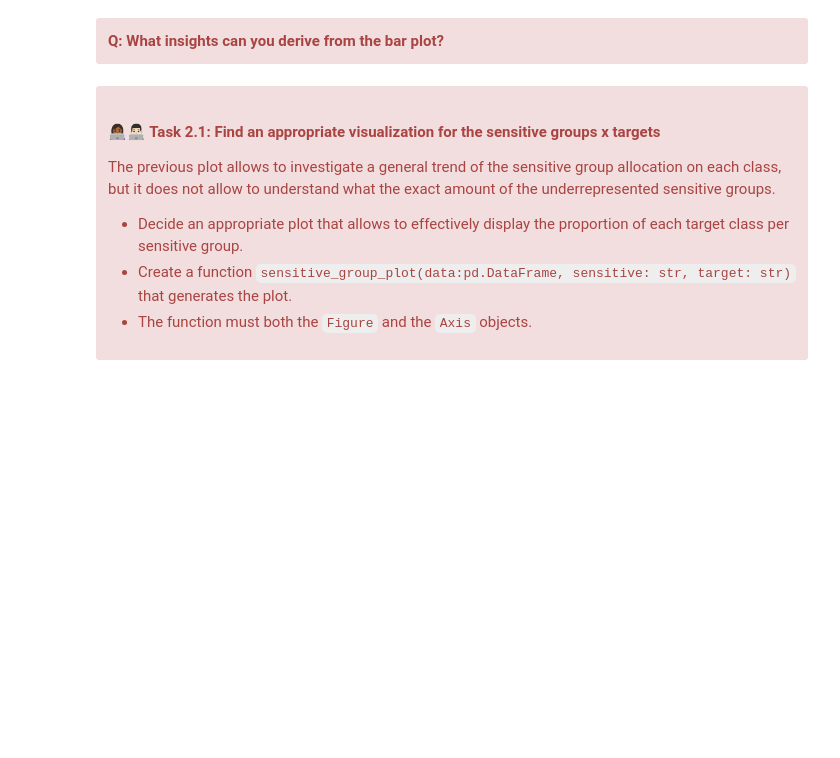
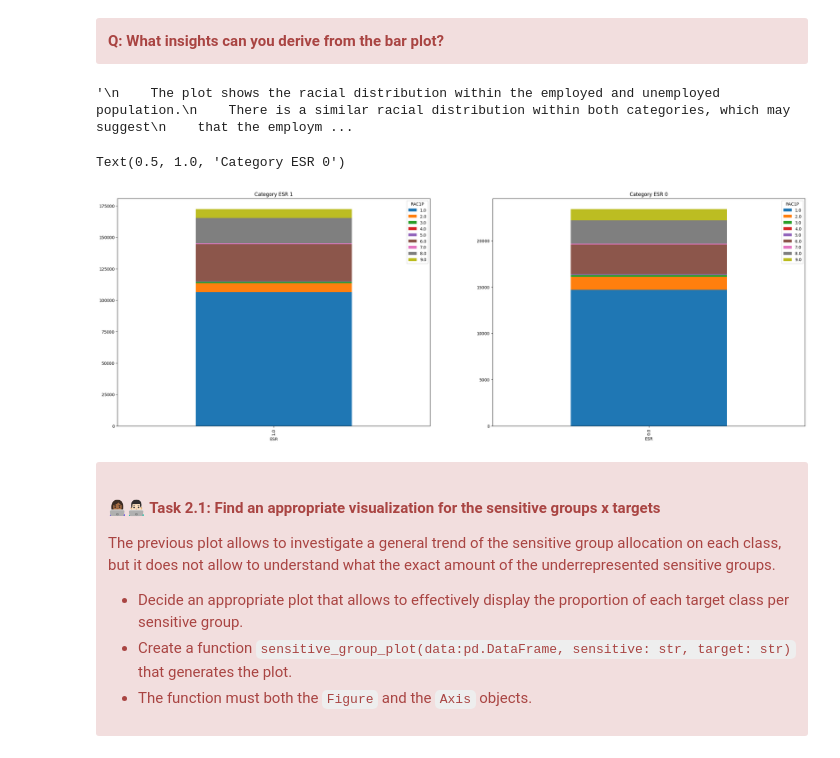
Before and after one commit to UCL-ELEC0136/4-data-processing-2-UCLdarianrodriguez, a Jupyter notebook: 4-data-processing-2.ipynb, the cells around one changed output. Cells and saved outputs as stored; diff of their text form; code cells hidden in the pictures; blank space fills up the shorter version.

```diff
--- a/4-data-processing-2.ipynb
+++ b/4-data-processing-2.ipynb
@@ -328,3 +328,39 @@ plt.show()
+# %%
+# Add your answer here:
+"""
+    The plot shows the racial distribution within the employed and unemployed population.
+    There is a similar racial distribution within both categories, which may suggest
+    that the employment status is not extremely influenced by the racial code.
+
+    It is worth noticing that the majority is white (code 1) representing more than 50% of each category,
+    and groups 3 and 7 represent the least proportion in both employed and unemployed.
+    Therefore, regardless of the equal race composition per category, the overrepresentation of
+    white people and the underrepresentation of other races account for the racial imbalance
+    within each employment group, which may impact the reliability of our results.
+
+"""
+# %% [output]
+'\n    The plot shows the racial distribution within the employed and unemployed population.\n    There is a similar racial distribution within both categories, which may suggest\n    that the employm ...
+# %%
+import matplotlib.pyplot as plt
+
+fig, ax = plt.subplots(1,2, figsize=(30, 10))
+
+ESR_1_data = df[(df[ACSProblem.target_task] == 1)]
+
+ESR_1_data.groupby([ACSProblem.target_task, ACSProblem.sensitive_group])[ACSProblem.sensitive_group].count().unstack().plot(
+    kind="bar", stacked=True,ax=ax[0])
+
+ESR_2_data = df[(df[ACSProblem.target_task] == 0)] # & (df[ACSProblem.sensitive_group] == 5)]
+
+ESR_2_data.groupby([ACSProblem.target_task, ACSProblem.sensitive_group])[ACSProblem.sensitive_group].count().unstack().plot(
+    kind="bar", stacked=True,ax=ax[1])
+
+ax[0].set_title('Category ESR 1')
+ax[1].set_title('Category ESR 0')
+# %% [output]
+Text(0.5, 1.0, 'Category ESR 0')
+[figure, added]
 # %% [markdown]
 <div class="alert alert-block alert-danger">
 <h4>👩🏾‍💻👨🏻‍💻 Task 2.1: Find an appropriate visualization for the sensitive groups x targets </h4>
```
Also changed, not shown: parts of 23 cells of this notebook.
